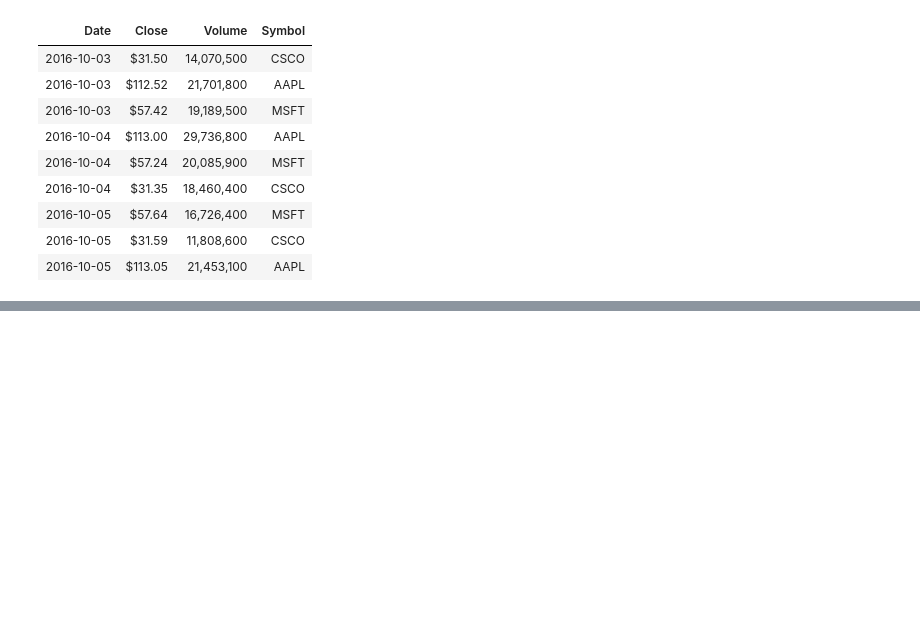
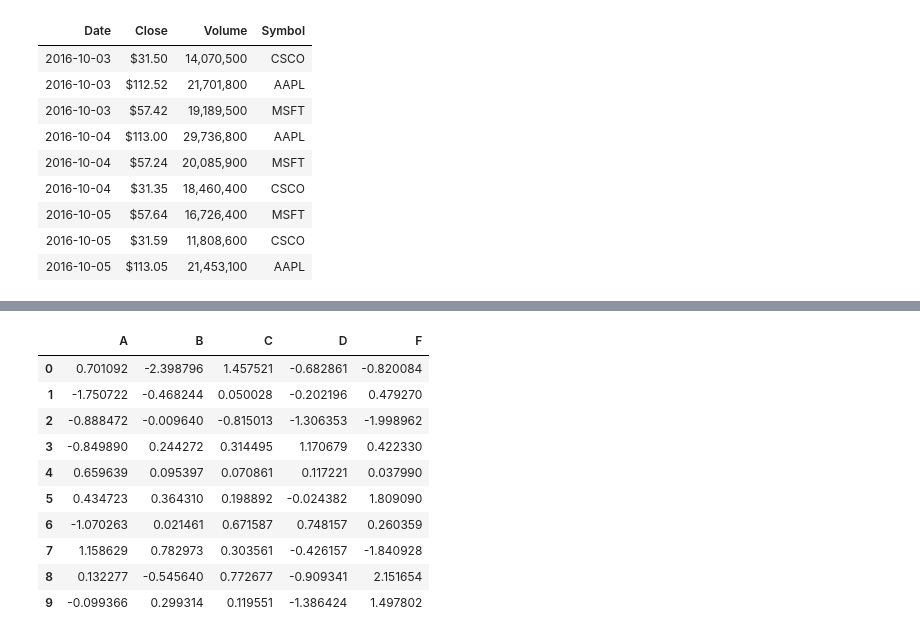
Before and after one commit to poorialari2017/ML_git001, a Jupyter notebook: MLproj002/Pooria/01 Preprocessing/Pandas/02 30Trick of Pandas.ipynb, the cells around one changed output, grey strips where cells are left out. Saved outputs shown, nothing was run; the diff lists cells and outputs as text; code cells hidden in the pictures; blank space fills up the shorter version.

```diff
--- a/MLproj002/Pooria/01 Preprocessing/Pandas/02 30Trick of Pandas.ipynb
+++ b/MLproj002/Pooria/01 Preprocessing/Pandas/02 30Trick of Pandas.ipynb
@@ -558,0 +576,16 @@ Volume from 2008
+# %%
+dft07 = pd.DataFrame(np.random.randn(10,5), columns=['A', 'B', 'C', 'D','F'])
+# or dft07 = pd.DataFrame(np.random.randn(10,5), columns=list('ABCDF'))
+dft07
+# %% [output]
+|  | A | B | C | D | F |
+| 0 | 0.701092 | -2.398796 | 1.457521 | -0.682861 | -0.820084 |
+| 1 | -1.750722 | -0.468244 | 0.050028 | -0.202196 | 0.479270 |
+| 2 | -0.888472 | -0.009640 | -0.815013 | -1.306353 | -1.998962 |
+| 3 | -0.849890 | 0.244272 | 0.314495 | 1.170679 | 0.422330 |
+| 4 | 0.659639 | 0.095397 | 0.070861 | 0.117221 | 0.037990 |
+| 5 | 0.434723 | 0.364310 | 0.198892 | -0.024382 | 1.809090 |
+| 6 | -1.070263 | 0.021461 | 0.671587 | 0.748157 | 0.260359 |
+| 7 | 1.158629 | 0.782973 | 0.303561 | -0.426157 | -1.840928 |
+| 8 | 0.132277 | -0.545640 | 0.772677 | -0.909341 | 2.151654 |
+| 9 | -0.099366 | 0.299314 | 0.119551 | -1.386424 | 1.497802 |
```
Also changed, not shown: parts of 32 cells of this notebook.
